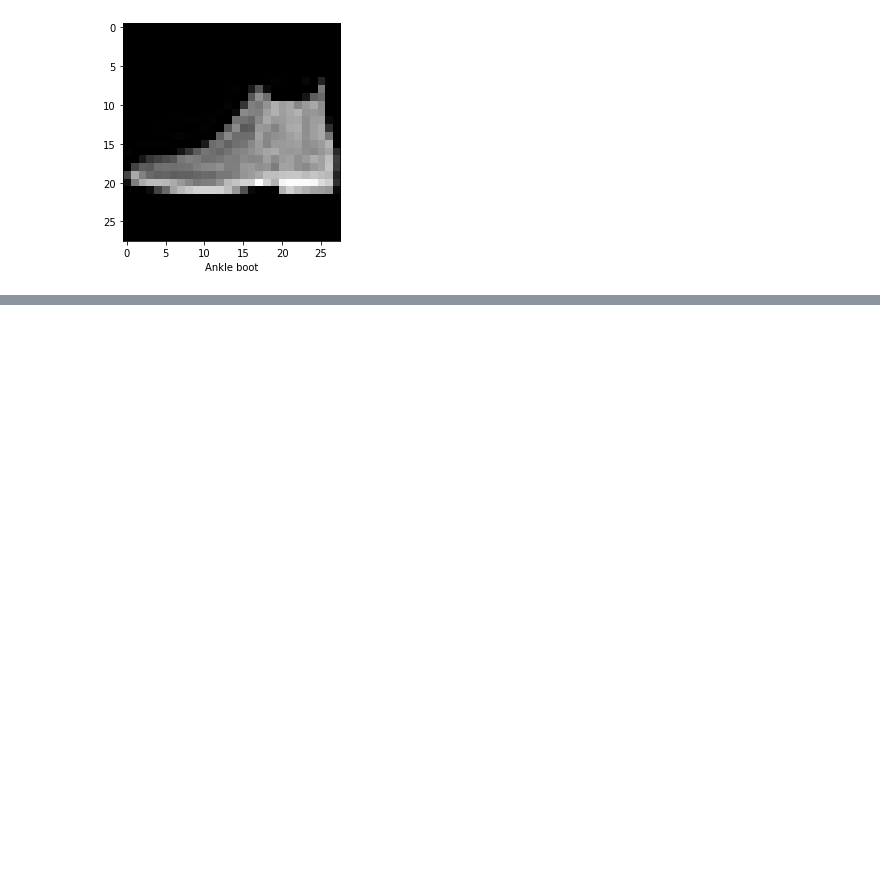
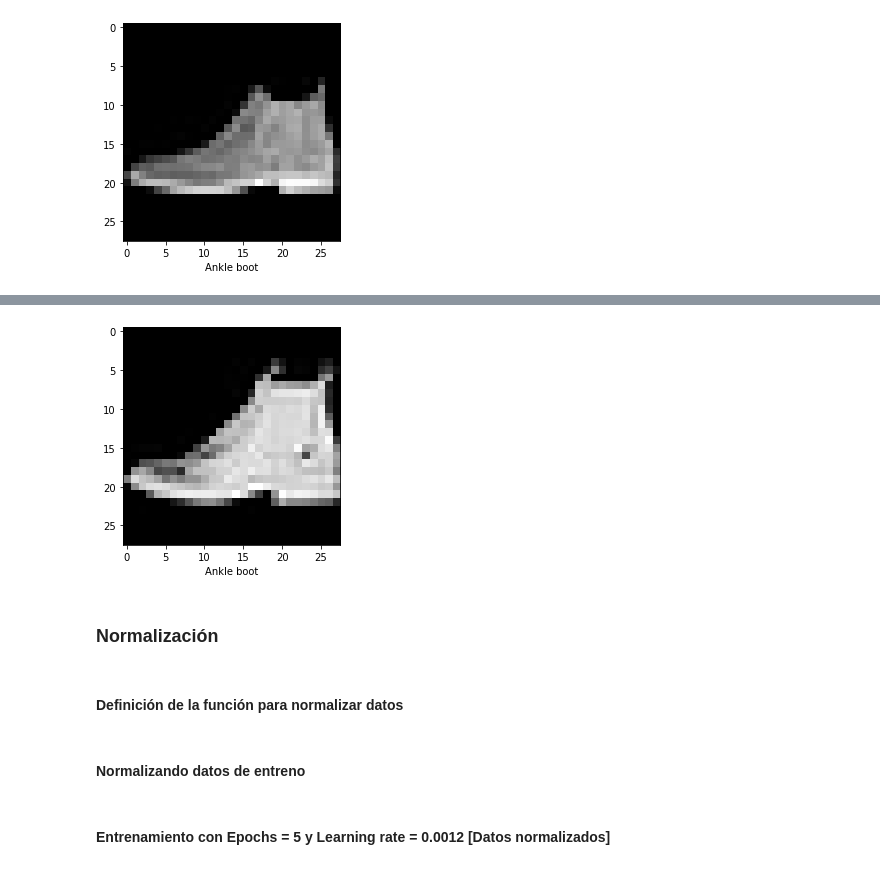
Before and after one commit to estuardozapeta/Statistical-Learning-I-Tarea-5, a Jupyter notebook: Tarea-5.ipynb, the cells around one changed output, grey strips where cells are left out. Cells and saved outputs as stored; diff of their text form; code cells hidden in the pictures; blank space fills up the shorter version.

```diff
--- a/Tarea-5.ipynb
+++ b/Tarea-5.ipynb
@@ -194,0 +221,8 @@ test(Weight, Bias, test_images[0])
+# %%
+test(Weight, Bias, test_images[2019])
+# %% [output]
+[figure, added]
+# %% [markdown]
+### Normalización
+# %% [markdown]
+#### Definición de la función para normalizar datos
@@ -194,0 +235,2 @@ test(Weight, Bias, test_images[0])
+# %% [markdown]
+#### Normalizando datos de entreno
@@ -194,0 +239,2 @@ test(Weight, Bias, test_images[0])
+# %% [markdown]
+#### Entrenamiento con Epochs = 5 y Learning rate = 0.0012 [Datos normalizados]
```
Also changed, not shown: parts of 25 cells of this notebook.
